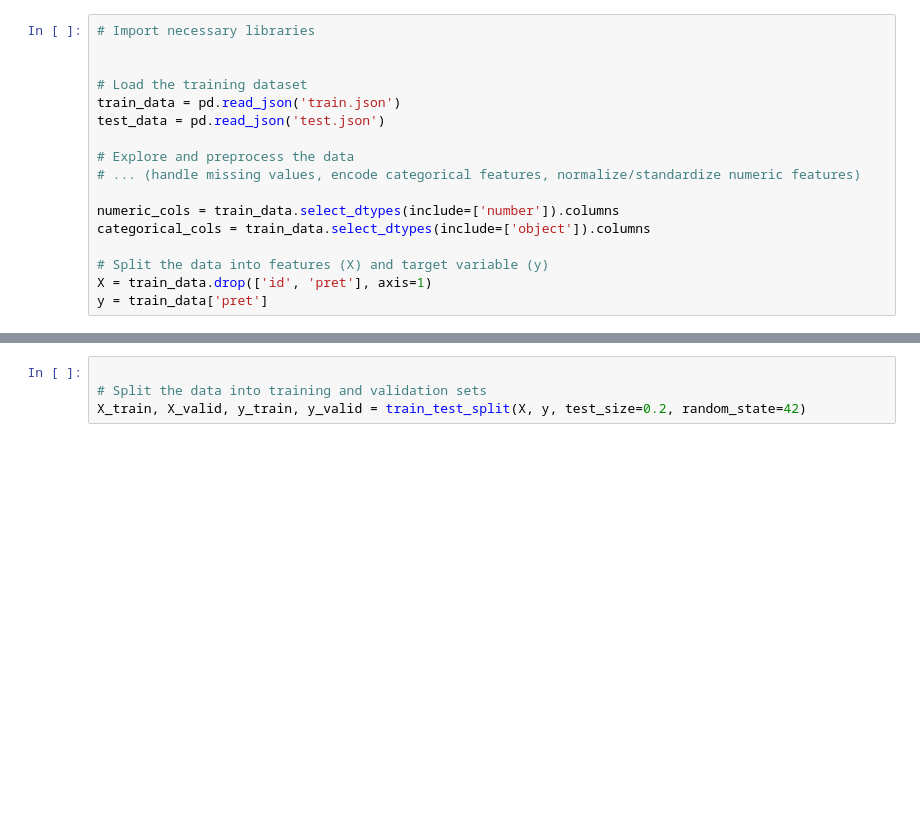
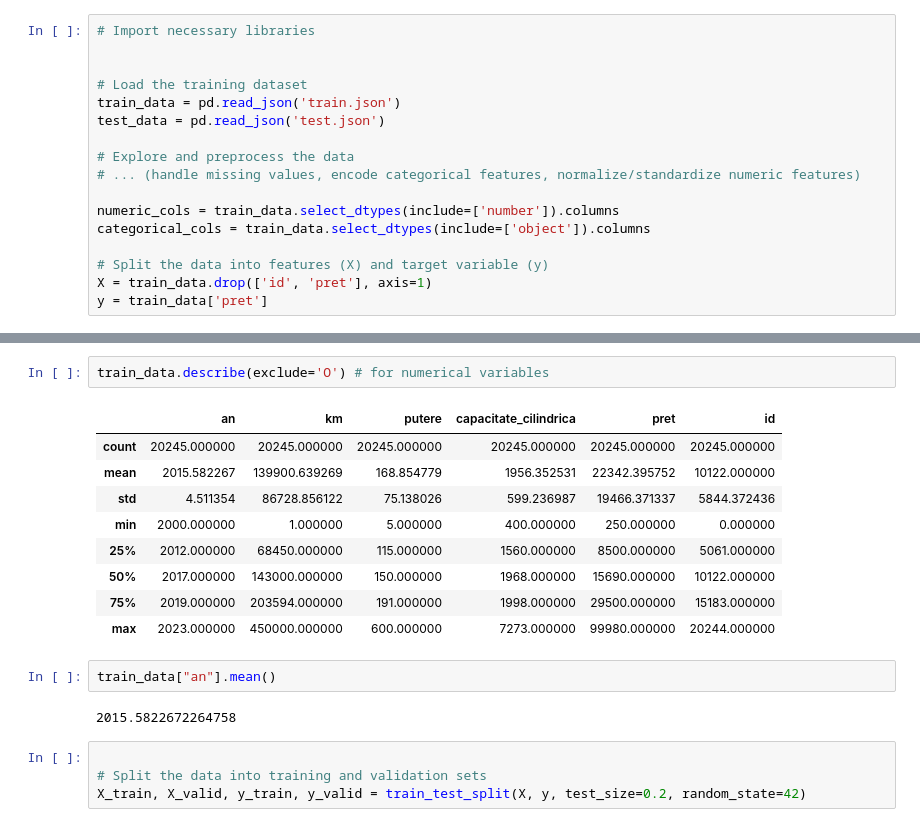
Before and after one commit to horatiuwest/PredictionExerciseCarPrices, a Jupyter notebook: Prediction.ipynb, the cells around one changed output, grey strips where cells are left out. Saved outputs shown, nothing was run; the diff lists cells and outputs as text; blank space fills up the shorter version.

```diff
--- a/Prediction.ipynb
+++ b/Prediction.ipynb
@@ -27,3 +93,19 @@ y = train_data['pret']
+# %%
+train_data.describe(exclude='O') # for numerical variables
+# %% [output]
+|  | an | km | putere | capacitate_cilindrica | pret | id |
+| count | 20245.000000 | 20245.000000 | 20245.000000 | 20245.000000 | 20245.000000 | 20245.000000 |
+| mean | 2015.582267 | 139900.639269 | 168.854779 | 1956.352531 | 22342.395752 | 10122.000000 |
+| std | 4.511354 | 86728.856122 | 75.138026 | 599.236987 | 19466.371337 | 5844.372436 |
+| min | 2000.000000 | 1.000000 | 5.000000 | 400.000000 | 250.000000 | 0.000000 |
+| 25% | 2012.000000 | 68450.000000 | 115.000000 | 1560.000000 | 8500.000000 | 5061.000000 |
+| 50% | 2017.000000 | 143000.000000 | 150.000000 | 1968.000000 | 15690.000000 | 10122.000000 |
+| 75% | 2019.000000 | 203594.000000 | 191.000000 | 1998.000000 | 29500.000000 | 15183.000000 |
+| max | 2023.000000 | 450000.000000 | 600.000000 | 7273.000000 | 99980.000000 | 20244.000000 |
+# %%
+train_data["an"].mean()
+# %% [output]
+2015.5822672264758
 # %%
 
 # Split the data into training and validation sets
```
Also changed, not shown: parts of 19 cells of this notebook, 3 other files.
